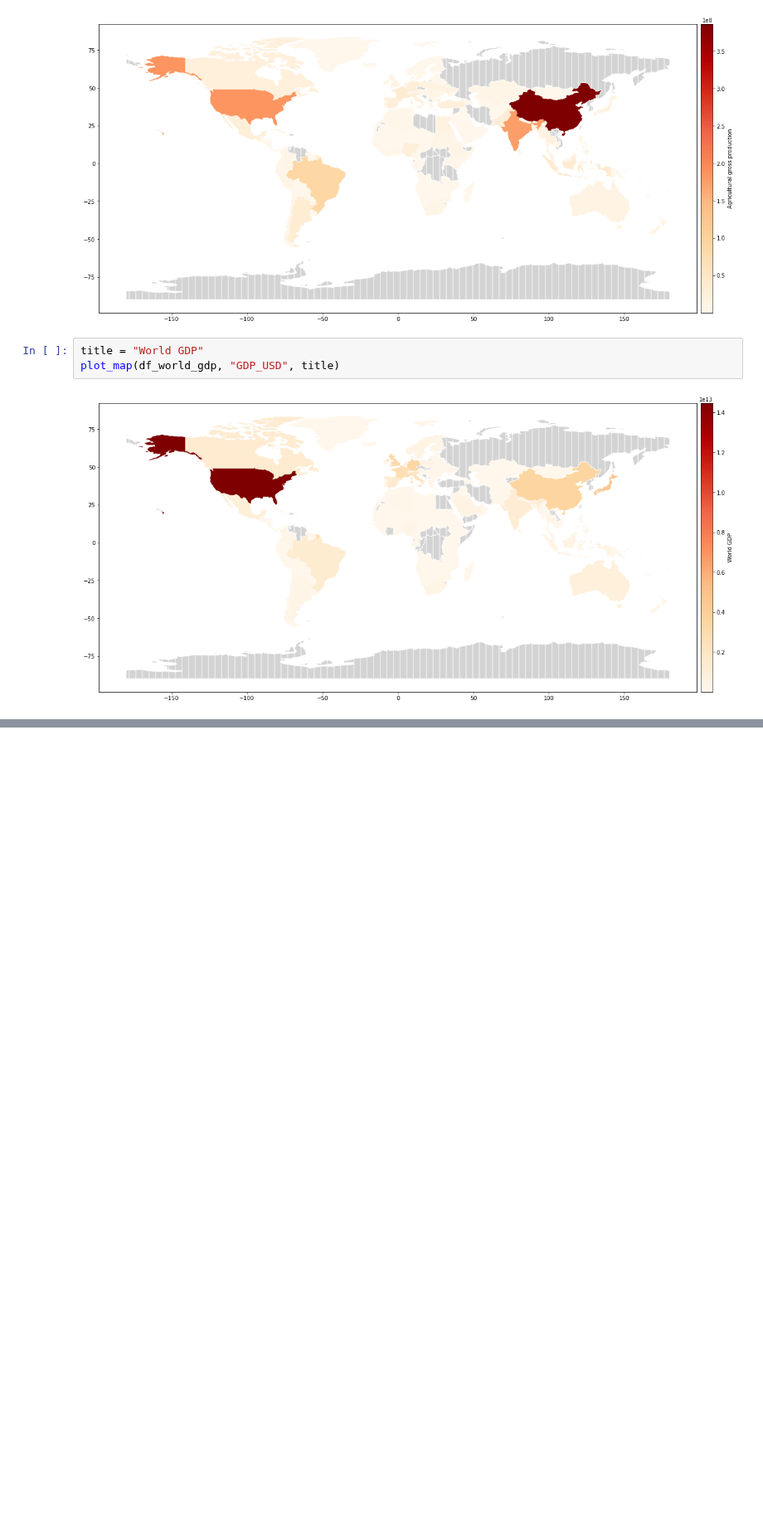
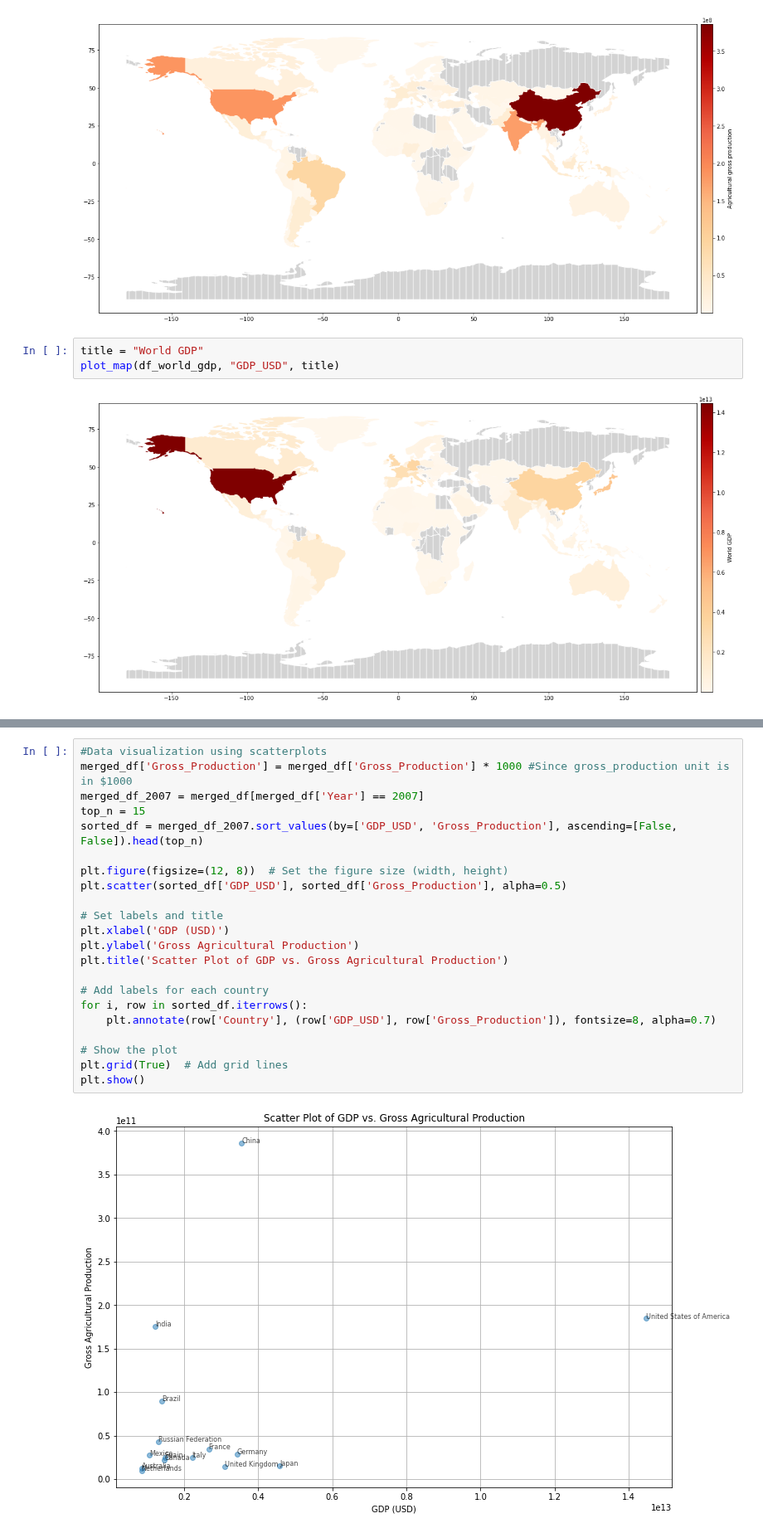
Before and after one commit to saumyasucharita/Agriculture-Data-Analysis, a Jupyter notebook: Multi-variate time series regression.ipynb, the cells around one changed output, grey strips where cells are left out. Shown at 83% size. Saved outputs shown, nothing was run; the diff lists cells and outputs as text; blank space fills up the shorter version.

Commit message:
Merged land data with GDP and Agri data, performed multi-variate regression

```diff
--- a/Multi-variate time series regression.ipynb
+++ b/Multi-variate time series regression.ipynb
@@ -287,0 +324,24 @@ However, correlation does not imply causation, so further analysis is required.
+# %%
+#Data visualization using scatterplots
+merged_df['Gross_Production'] = merged_df['Gross_Production'] * 1000 #Since gross_production unit is in $1000
+merged_df_2007 = merged_df[merged_df['Year'] == 2007]
+top_n = 15
+sorted_df = merged_df_2007.sort_values(by=['GDP_USD', 'Gross_Production'], ascending=[False, False]).head(top_n)
+
+plt.figure(figsize=(12, 8))  # Set the figure size (width, height)
+plt.scatter(sorted_df['GDP_USD'], sorted_df['Gross_Production'], alpha=0.5)
+
+# Set labels and title
+plt.xlabel('GDP (USD)')
+plt.ylabel('Gross Agricultural Production')
+plt.title('Scatter Plot of GDP vs. Gross Agricultural Production')
+
+# Add labels for each country
+for i, row in sorted_df.iterrows():
+    plt.annotate(row['Country'], (row['GDP_USD'], row['Gross_Production']), fontsize=8, alpha=0.7)
+
+# Show the plot
+plt.grid(True)  # Add grid lines
+plt.show()
+# %% [output]
+[figure, added]
```
Also changed, not shown: parts of 18 cells of this notebook.
